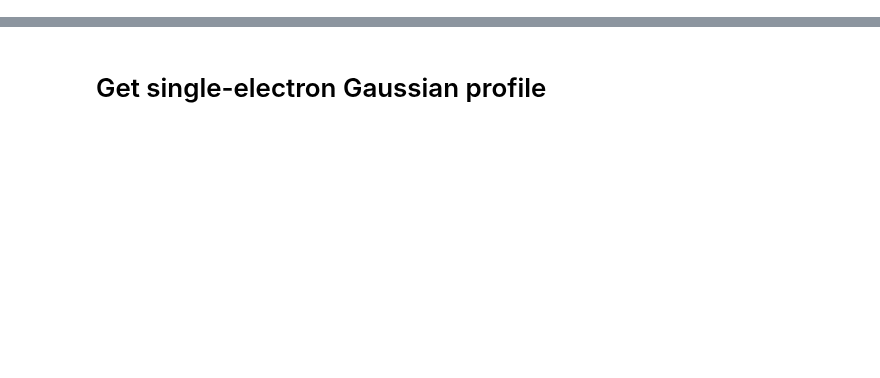
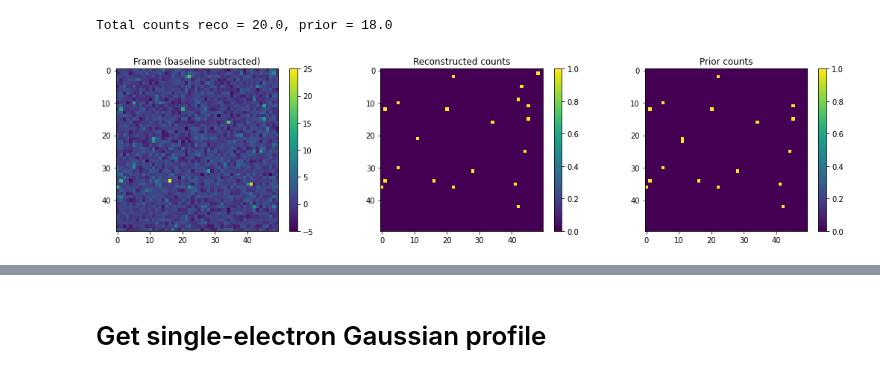
Before and after one commit to jerenner/emsim, a Jupyter notebook: notebooks/occupancy_data.ipynb, the cells around one changed output, grey strips where cells are left out. Cells and saved outputs as stored; diff of their text form; code cells hidden in the pictures; blank space fills up the shorter version.

```diff
--- a/notebooks/occupancy_data.ipynb
+++ b/notebooks/occupancy_data.ipynb
@@ -11,0 +154,27 @@ import ncempy
+# %%
+frame_ct_reco[frame_ct_reco < 0] = 0
+frame_ct_reco = np.rint(frame_ct_reco)
+# %%
+nframe = 0
+rng_start, rng_end = 150, 200
+
+# Set up the figure
+fig, axs = plt.subplots(1, 3, figsize=(18, 4))
+axs = axs.flatten()
+
+frame_plt = frame_bls
+
+ax0 = axs[0].imshow(frame_plt[nframe,rng_start:rng_end,rng_start:rng_end], vmin=frame_plt[nframe,rng_start:rng_end,rng_start:rng_end].min(), vmax=frame_plt[nframe,rng_start:rng_end,rng_start:rng_end].max())
+fig.colorbar(ax0, ax=axs[0])
+axs[0].set_title("Frame (baseline subtracted)")
+ax1 = axs[1].imshow(frame_ct_reco[nframe,rng_start:rng_end,rng_start:rng_end], vmin=frame_ct_reco[nframe,rng_start:rng_end,rng_start:rng_end].min(), vmax=frame_ct_reco[nframe,rng_start:rng_end,rng_start:rng_end].max())
+fig.colorbar(ax1, ax=axs[1])
+axs[1].set_title("Reconstructed counts")
+ax2 = axs[2].imshow(frame_ct[nframe,rng_start:rng_end,rng_start:rng_end], vmin=frame_ct[nframe,rng_start:rng_end,rng_start:rng_end].min(), vmax=frame_ct[nframe,rng_start:rng_end,rng_start:rng_end].max())
+fig.colorbar(ax2, ax=axs[2])
+axs[2].set_title("Prior counts")
+
+print(f"Total counts reco = {np.sum(frame_ct_reco[nframe,rng_start:rng_end,rng_start:rng_end])}, prior = {np.sum(frame_ct[nframe,rng_start:rng_end,rng_start:rng_end])}")
+# %% [output]
+Total counts reco = 20.0, prior = 18.0
+[figure, added]
```
Also changed, not shown: parts of 17 cells of this notebook.
